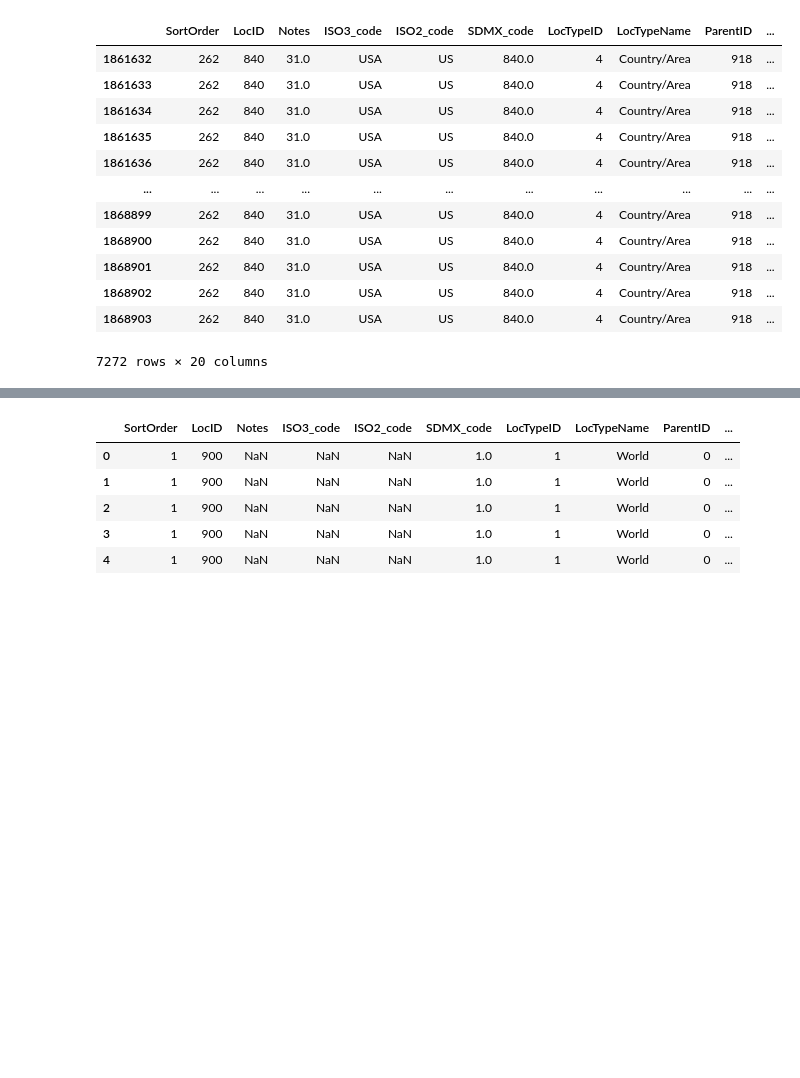
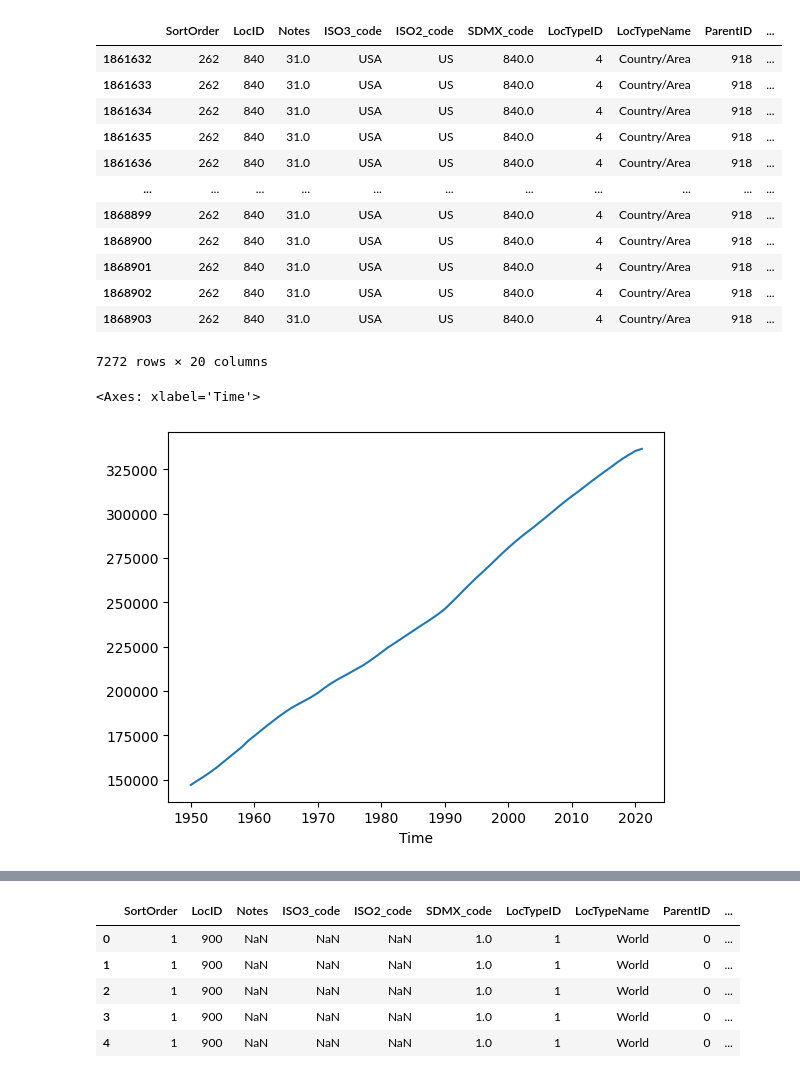
Before and after one commit to maximarbuzov/maxim, a Jupyter notebook: Untitled9.ipynb, the cells around one changed output, grey strips where cells are left out. Saved outputs shown, nothing was run; the diff lists cells and outputs as text; code cells hidden in the pictures; blank space fills up the shorter version.

```diff
--- a/Untitled9.ipynb
+++ b/Untitled9.ipynb
@@ -298,3 +314,8 @@ data4
 | 1868902 | 262 | 840 | 31.0 | USA | US | 840.0 | 4 | Country/Area | 918 | ... |
 | 1868903 | 262 | 840 | 31.0 | USA | US | 840.0 | 4 | Country/Area | 918 | ... |
 7272 rows × 20 columns
+# %%
+data4.groupby('Time')['PopTotal'].sum().plot()
+# %% [output]
+<Axes: xlabel='Time'>
+[figure, added]
```
Also changed, not shown: parts of 3 cells of this notebook.
